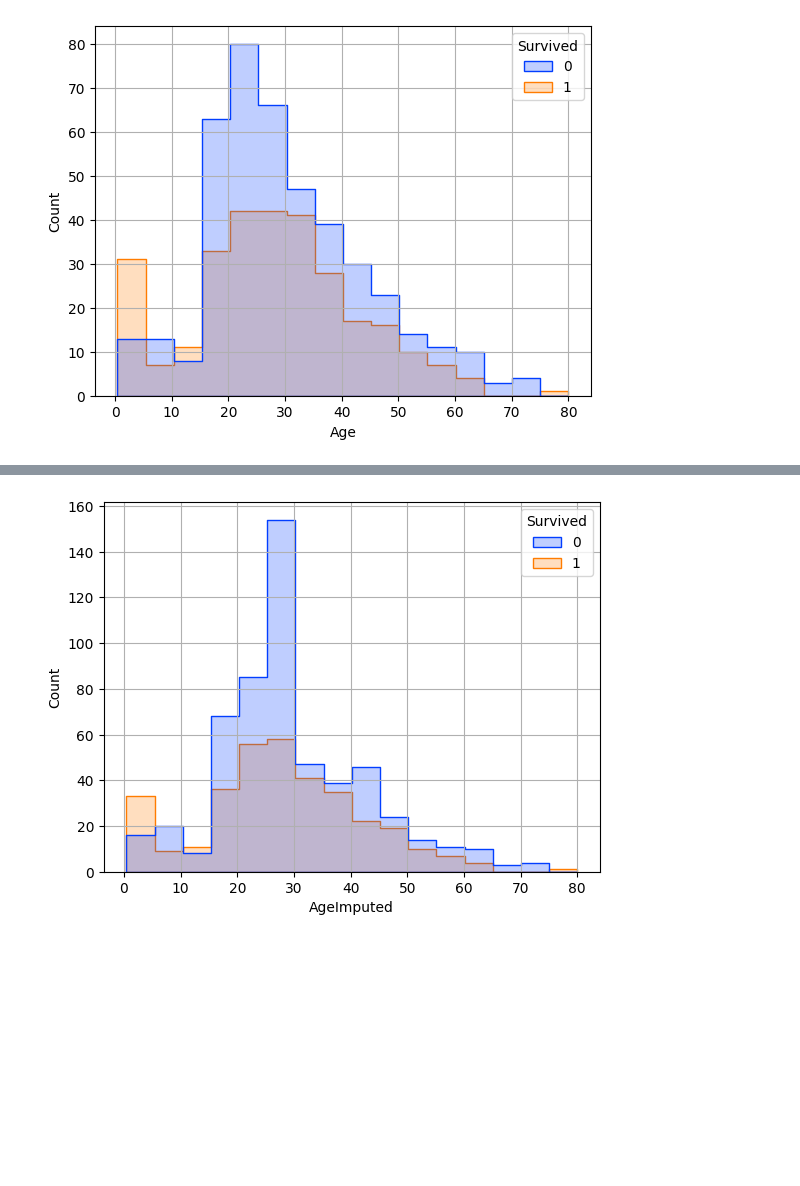
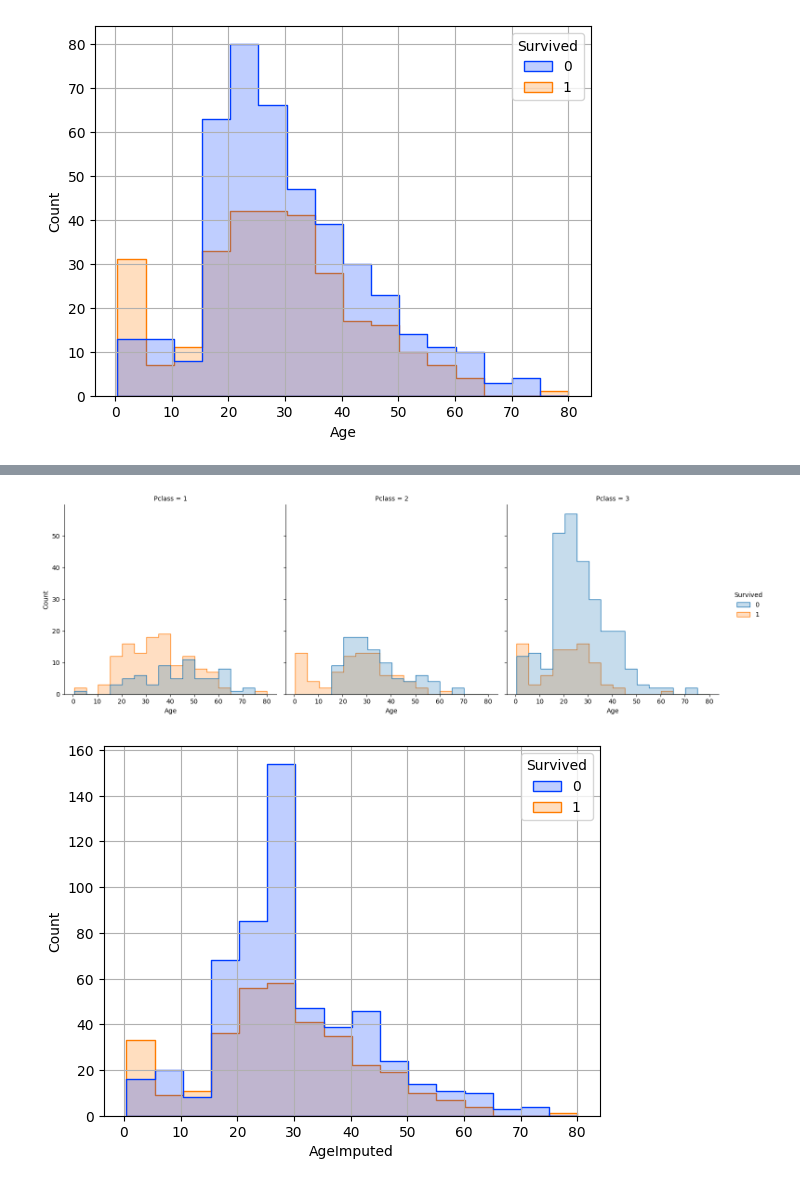
Before and after one commit to rfdspeng/ml_ai_portfolio, a Jupyter notebook: titanic/titanic.ipynb, the cells around one changed output, grey strips where cells are left out. Drawn from its saved outputs; the diff is of its cells as text; code cells hidden in the pictures; blank space fills up the shorter version.

```diff
--- a/titanic/titanic.ipynb
+++ b/titanic/titanic.ipynb
@@ -314,3 +320,7 @@ ax.grid()
+# %%
+g = sns.displot(df, x="Age", hue="Survived", col="Pclass", binwidth=5, element="step")
+# %% [output]
+[figure, added]
 # %%
 ax = sns.histplot(df, x="AgeImputed", hue="Survived", \
                   binwidth=5, multiple="layer", \
```
Also changed, not shown: parts of 1 cell of this notebook, 1 other file.
